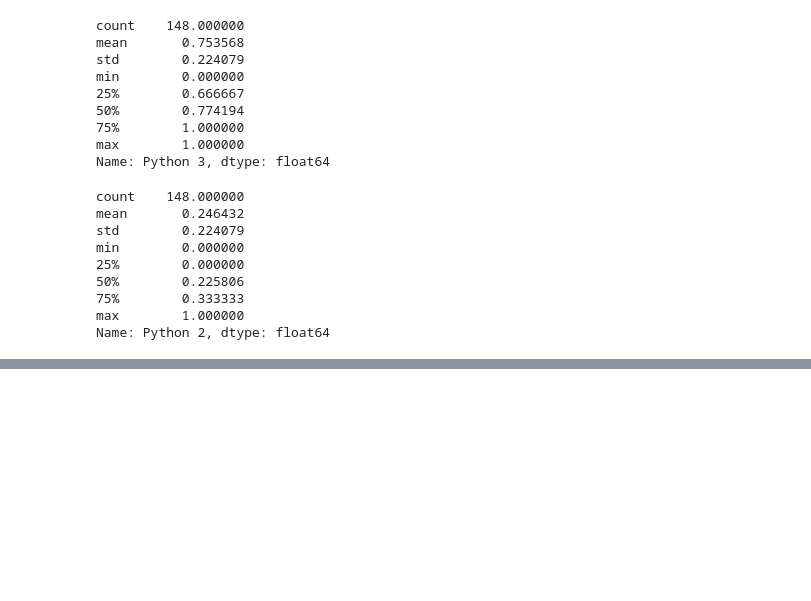
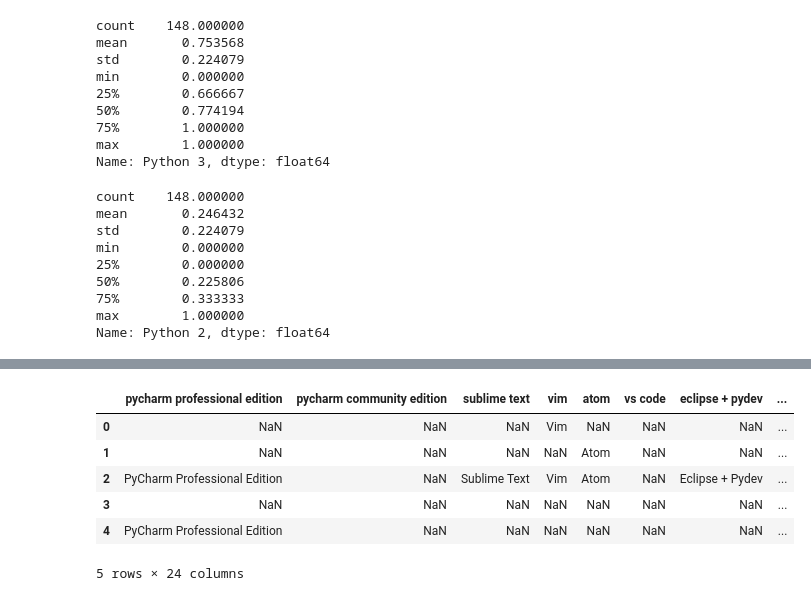
Before and after one commit to secsilm/analyzing-python-survey-2017, a Jupyter notebook: analyzing-python-survey-2017.ipynb, the cells around one changed output, grey strips where cells are left out. Cells and saved outputs as stored; diff of their text form; code cells hidden in the pictures; blank space fills up the shorter version.

```diff
--- a/analyzing-python-survey-2017.ipynb
+++ b/analyzing-python-survey-2017.ipynb
@@ -786,0 +811,12 @@ iplot(fig, validate=False, filename='Python 3 in the world', image_height=1080,
+# %%
+editors = survey_df[cols]
+editors.columns = [item.split(':')[0] for item in editors.columns]
+editors.head()
+# %% [output]
+|  | pycharm professional edition | pycharm community edition | sublime text | vim | atom | vs code | eclipse + pydev | ... |
+| 0 | NaN | NaN | NaN | Vim | NaN | NaN | NaN | ... |
+| 1 | NaN | NaN | NaN | NaN | Atom | NaN | NaN | ... |
+| 2 | PyCharm Professional Edition | NaN | Sublime Text | Vim | Atom | NaN | Eclipse + Pydev | ... |
+| 3 | NaN | NaN | NaN | NaN | NaN | NaN | NaN | ... |
+| 4 | PyCharm Professional Edition | NaN | NaN | NaN | NaN | NaN | NaN | ... |
+5 rows × 24 columns
```
Also changed, not shown: parts of 7 cells of this notebook.
